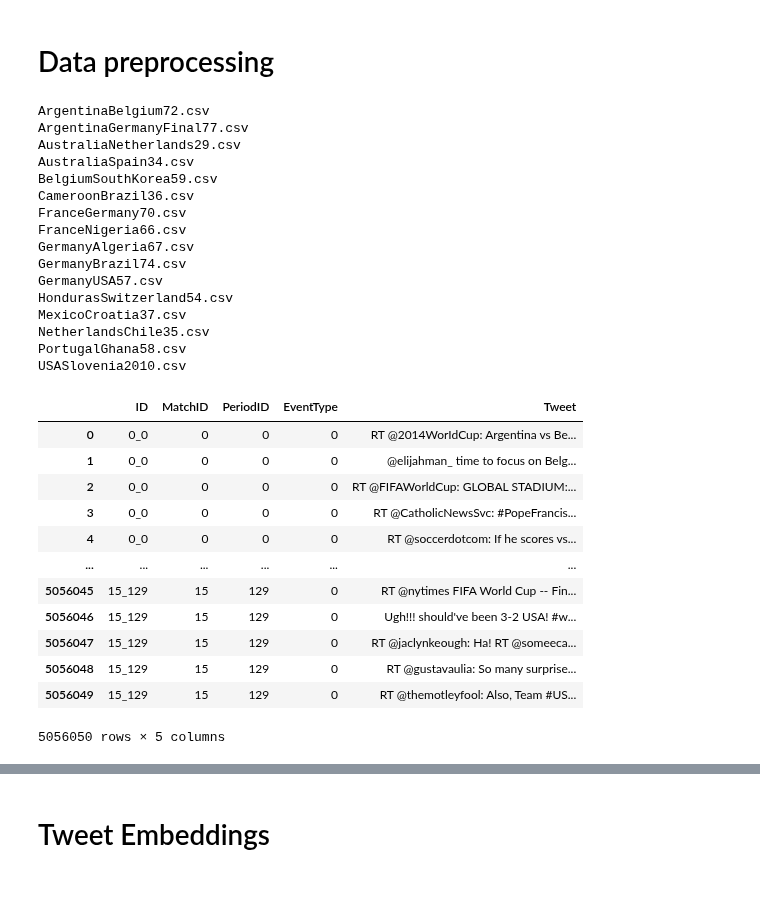
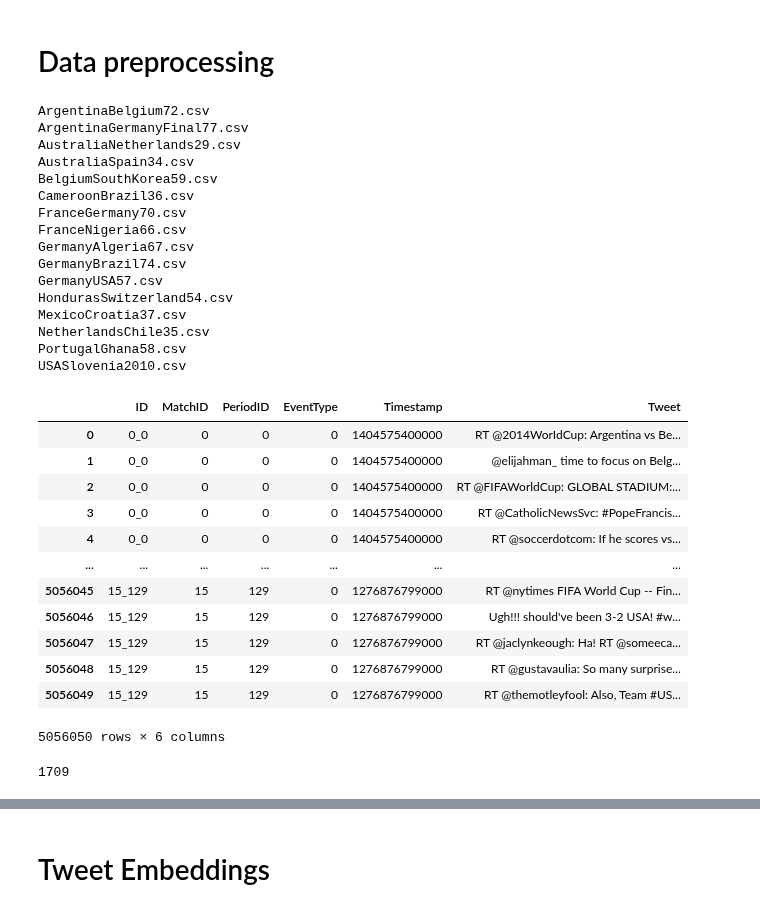
Before and after one commit to vmic2002/DeepLearningChallengeCSC_51054_EP, a Jupyter notebook: Group_challenge_weight_watchers.ipynb, the cells around one changed output, grey strips where cells are left out. Cells and saved outputs as stored; diff of their text form; code cells hidden in the pictures.

Commit message:
keep timestamp column

```diff
--- a/Group_challenge_weight_watchers.ipynb
+++ b/Group_challenge_weight_watchers.ipynb
@@ -55,44 +63,44 @@ i = 0
 for filename in listdir("train_tweets"):
     if filename != '.ipynb_checkpoints':
         print(filename)
         df = pd.read_csv("train_tweets/" + filename)
-        df.drop(columns=['Timestamp'], inplace=True)
+        # df.drop(columns=['Timestamp'], inplace=True)
         # drop unused column(s)
         df['MatchID'] = str(i)
         df['ID'] = str(i)+ '_' + df['PeriodID'].astype(str)
         # makes sure that the match IDs are ordered from 0,1,2... with no missing values
         i+=1
         li.append(df)
 df = pd.concat(li, ignore_index=True)
 #print(len(df))
 df
 # %% [output]
 ArgentinaBelgium72.csv
 ArgentinaGermanyFinal77.csv
 AustraliaNetherlands29.csv
 AustraliaSpain34.csv
 BelgiumSouthKorea59.csv
 CameroonBrazil36.csv
 FranceGermany70.csv
 FranceNigeria66.csv
 GermanyAlgeria67.csv
 GermanyBrazil74.csv
 GermanyUSA57.csv
 HondurasSwitzerland54.csv
 MexicoCroatia37.csv
 NetherlandsChile35.csv
 PortugalGhana58.csv
 USASlovenia2010.csv
-|  | ID | MatchID | PeriodID | EventType | Tweet |
-| 0 | 0_0 | 0 | 0 | 0 | RT @2014WorIdCup: Argentina vs Be... |
-| 1 | 0_0 | 0 | 0 | 0 | @elijahman_ time to focus on Belg... |
-| 2 | 0_0 | 0 | 0 | 0 | RT @FIFAWorldCup: GLOBAL STADIUM:... |
-| 3 | 0_0 | 0 | 0 | 0 | RT @CatholicNewsSvc: #PopeFrancis... |
-| 4 | 0_0 | 0 | 0 | 0 | RT @soccerdotcom: If he scores vs... |
-| ... | ... | ... | ... | ... | ... |
-| 5056045 | 15_129 | 15 | 129 | 0 | RT @nytimes FIFA World Cup -- Fin... |
-| 5056046 | 15_129 | 15 | 129 | 0 | Ugh!!! should've been 3-2 USA! #w... |
-| 5056047 | 15_129 | 15 | 129 | 0 | RT @jaclynkeough: Ha! RT @someeca... |
-| 5056048 | 15_129 | 15 | 129 | 0 | RT @gustavaulia: So many surprise... |
-| 5056049 | 15_129 | 15 | 129 | 0 | RT @themotleyfool: Also, Team #US... |
+|  | ID | MatchID | PeriodID | EventType | Timestamp | Tweet |
+| 0 | 0_0 | 0 | 0 | 0 | 1404575400000 | RT @2014WorIdCup: Argentina vs Be... |
+| 1 | 0_0 | 0 | 0 | 0 | 1404575400000 | @elijahman_ time to focus on Belg... |
+| 2 | 0_0 | 0 | 0 | 0 | 1404575400000 | RT @FIFAWorldCup: GLOBAL STADIUM:... |
+| 3 | 0_0 | 0 | 0 | 0 | 1404575400000 | RT @CatholicNewsSvc: #PopeFrancis... |
+| 4 | 0_0 | 0 | 0 | 0 | 1404575400000 | RT @soccerdotcom: If he scores vs... |
+| ... | ... | ... | ... | ... | ... | ... |
+| 5056045 | 15_129 | 15 | 129 | 0 | 1276876799000 | RT @nytimes FIFA World Cup -- Fin... |
+| 5056046 | 15_129 | 15 | 129 | 0 | 1276876799000 | Ugh!!! should've been 3-2 USA! #w... |
+| 5056047 | 15_129 | 15 | 129 | 0 | 1276876799000 | RT @jaclynkeough: Ha! RT @someeca... |
+| 5056048 | 15_129 | 15 | 129 | 0 | 1276876799000 | RT @gustavaulia: So many surprise... |
+| 5056049 | 15_129 | 15 | 129 | 0 | 1276876799000 | RT @themotleyfool: Also, Team #US... |
-5056050 rows × 5 columns
+5056050 rows × 6 columns
@@ -99,3 +109,7 @@ USASlovenia2010.csv
+# %%
+gc.collect()
+# %% [output]
+1709
 # %%
 # Preprocessing of tweet
 lemmatizer = WordNetLemmatizer()
```
Also changed, not shown: parts of 31 cells of this notebook.
